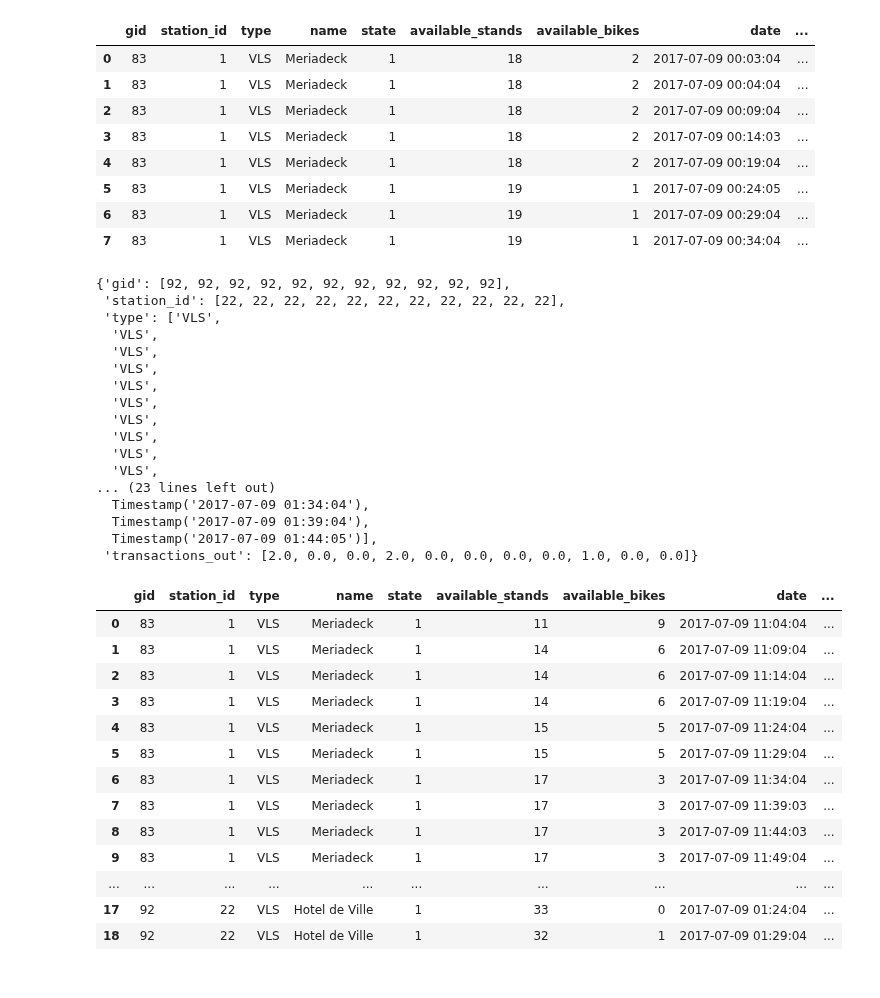
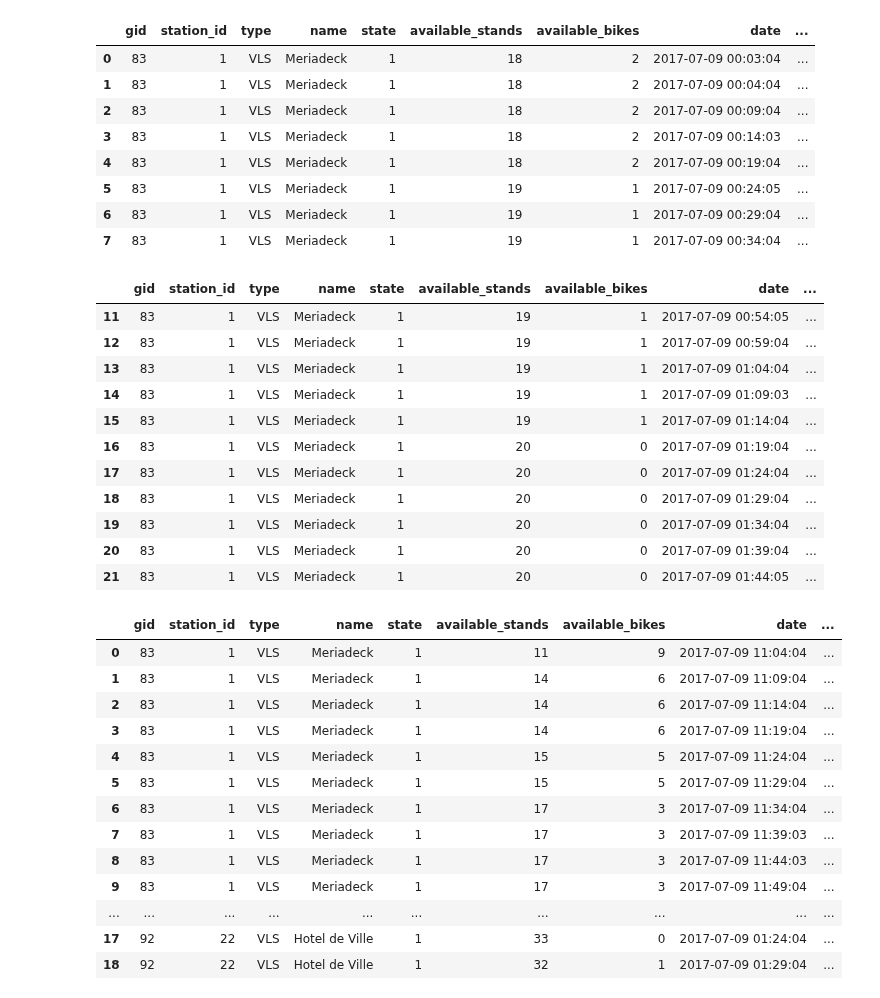
Before and after one commit to armgilles/vcub_keeper, a Jupyter notebook: notebooks/02_Features/01_transaction_out #3.ipynb, the cells around one changed output. Saved outputs shown, nothing was run; the diff lists cells and outputs as text; code cells hidden in the pictures.

```diff
--- a/notebooks/02_Features/01_transaction_out #3.ipynb
+++ b/notebooks/02_Features/01_transaction_out #3.ipynb
@@ -264,25 +264,21 @@ activite.head(8)
 | 7 | 83 | 1 | VLS | Meriadeck | 1 | 19 | 1 | 2017-07-09 00:34:04 | ... |
 # %%
 # activite[(activite["transactions_out"] > 1) & (activite["date"] == "2017-07-09 11:09:04")].head()
-activite[(activite["date"] >= "2017-07-09 00:54:05") & (activite["station_id"] == 22)].head(11).to_dict(orient="list")
+# activite[(activite["date"] >= "2017-07-09 11:04:04") & (activite["station_id"] == 1)].head(11)#.to_dict(orient="list")
+activite[(activite["date"] >= "2017-07-09 00:54:05") & (activite["station_id"] == 1)].head(11)#.to_dict(orient="list")
 # %% [output]
-{'gid': [92, 92, 92, 92, 92, 92, 92, 92, 92, 92, 92],
- 'station_id': [22, 22, 22, 22, 22, 22, 22, 22, 22, 22, 22],
- 'type': ['VLS',
-  'VLS',
-  'VLS',
-  'VLS',
-  'VLS',
-  'VLS',
-  'VLS',
-  'VLS',
-  'VLS',
-  'VLS',
-... (23 lines left out)
-  Timestamp('2017-07-09 01:34:04'),
-  Timestamp('2017-07-09 01:39:04'),
-  Timestamp('2017-07-09 01:44:05')],
- 'transactions_out': [2.0, 0.0, 0.0, 2.0, 0.0, 0.0, 0.0, 0.0, 1.0, 0.0, 0.0]}
+|  | gid | station_id | type | name | state | available_stands | available_bikes | date | ... |
+| 11 | 83 | 1 | VLS | Meriadeck | 1 | 19 | 1 | 2017-07-09 00:54:05 | ... |
+| 12 | 83 | 1 | VLS | Meriadeck | 1 | 19 | 1 | 2017-07-09 00:59:04 | ... |
+| 13 | 83 | 1 | VLS | Meriadeck | 1 | 19 | 1 | 2017-07-09 01:04:04 | ... |
+| 14 | 83 | 1 | VLS | Meriadeck | 1 | 19 | 1 | 2017-07-09 01:09:03 | ... |
+| 15 | 83 | 1 | VLS | Meriadeck | 1 | 19 | 1 | 2017-07-09 01:14:04 | ... |
+| 16 | 83 | 1 | VLS | Meriadeck | 1 | 20 | 0 | 2017-07-09 01:19:04 | ... |
+| 17 | 83 | 1 | VLS | Meriadeck | 1 | 20 | 0 | 2017-07-09 01:24:04 | ... |
+| 18 | 83 | 1 | VLS | Meriadeck | 1 | 20 | 0 | 2017-07-09 01:29:04 | ... |
+| 19 | 83 | 1 | VLS | Meriadeck | 1 | 20 | 0 | 2017-07-09 01:34:04 | ... |
+| 20 | 83 | 1 | VLS | Meriadeck | 1 | 20 | 0 | 2017-07-09 01:39:04 | ... |
+| 21 | 83 | 1 | VLS | Meriadeck | 1 | 20 | 0 | 2017-07-09 01:44:05 | ... |
 # %%
 data = {
     "gid" : [83] * 11 + [92] * 11,
```
